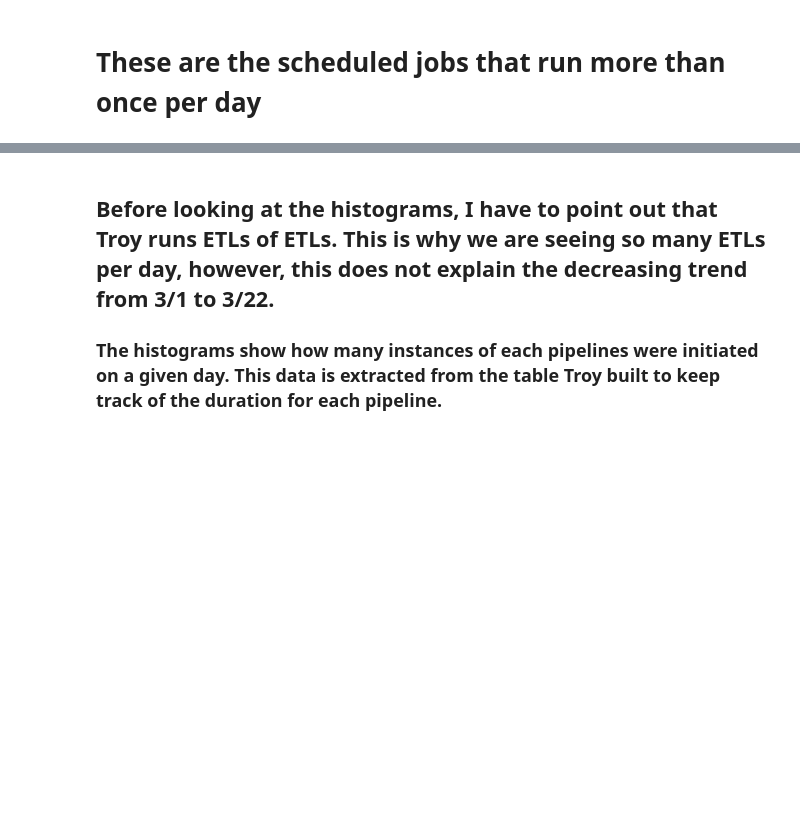
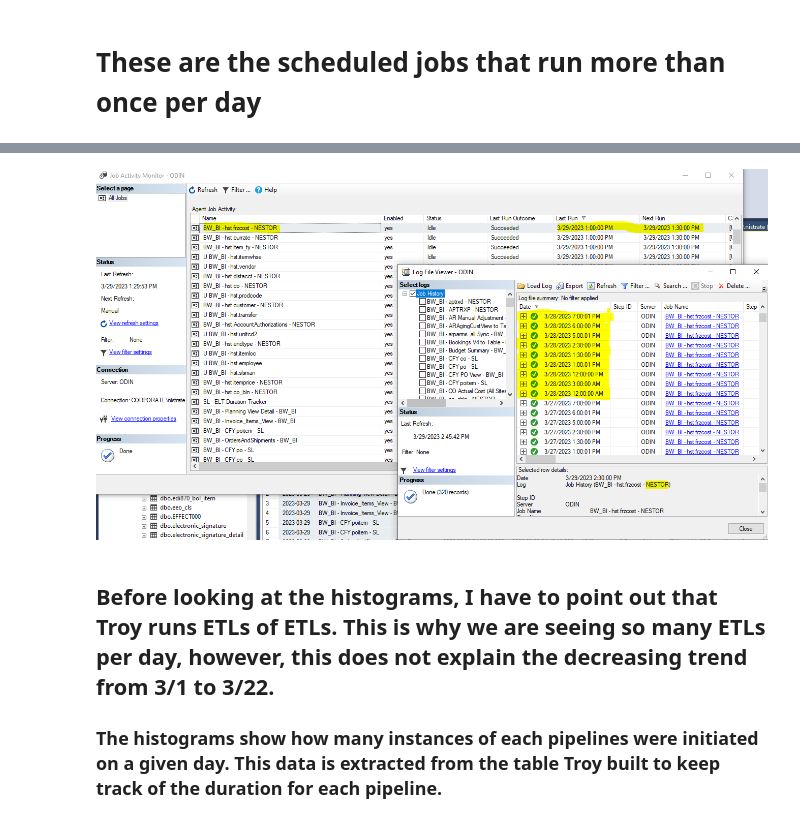
Before and after one commit to nistrate/Brentwood, a Jupyter notebook: Pipelines to Nestor Schedule Analysis.ipynb, the cells around one changed output, grey strips where cells are left out. Drawn from its saved outputs; the diff is of its cells as text; code cells hidden in the pictures; blank space fills up the shorter version.

Commit message:
Add files via upload
Changed image from markdown insert to Code insert via IPython.display.Image

```diff
--- a/Pipelines to Nestor Schedule Analysis.ipynb
+++ b/Pipelines to Nestor Schedule Analysis.ipynb
@@ -74,3 +75,7 @@ jobs_multiple_times_per_day.style
+# %%
+Image(filename='frzcost.png')
+# %% [output]
+[figure, added]
 # %% [markdown]
 ## Before looking at the histograms, I have to point out that Troy runs ETLs of ETLs. This is why we are seeing so many ETLs per day, however, this does not explain the decreasing trend from 3/1 to 3/22.
 
```
Also changed, not shown: parts of 2 cells of this notebook.
